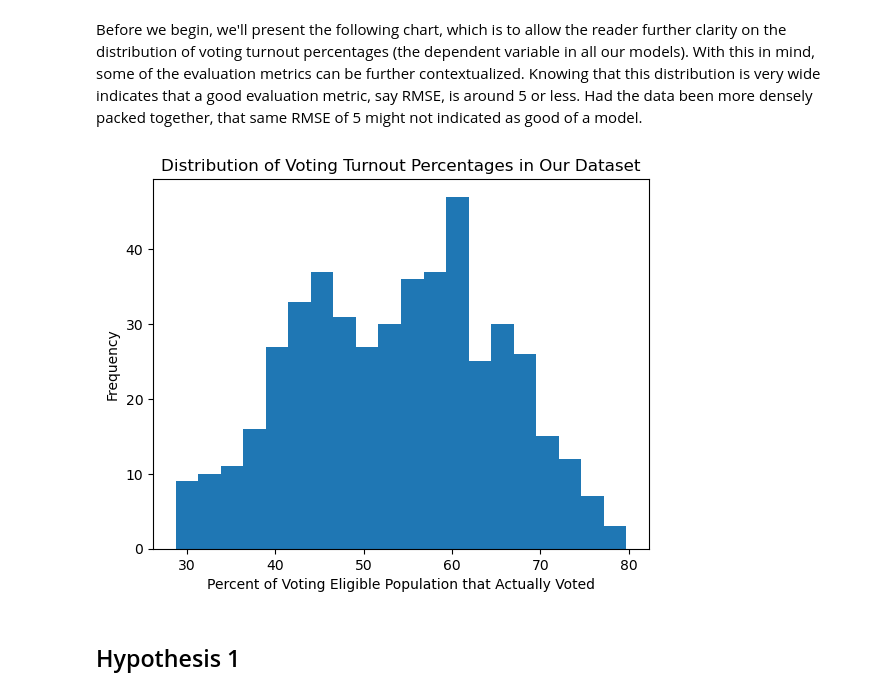
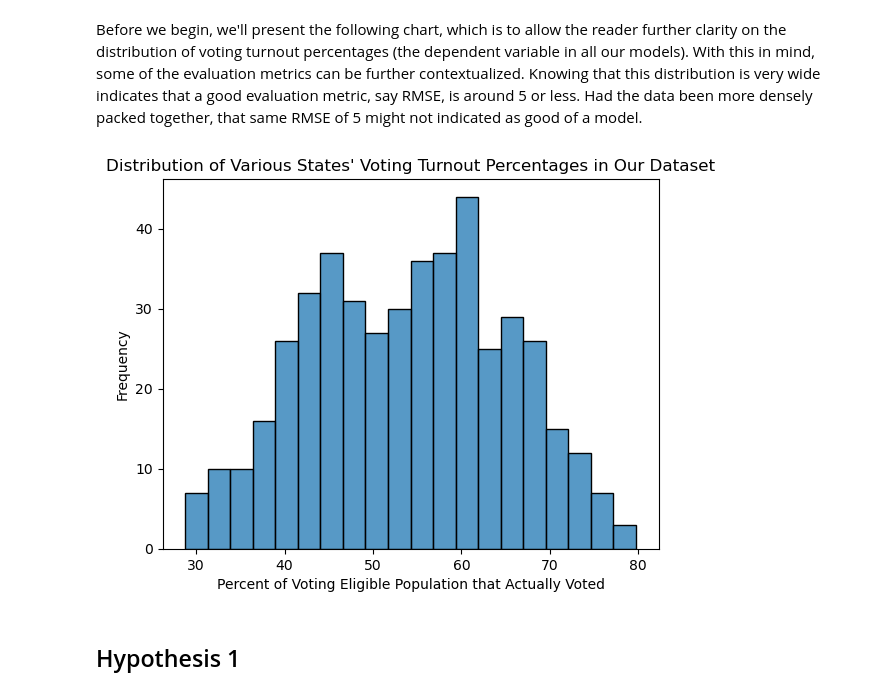
Before and after one commit to nikhilc52/info2950, a Jupyter notebook: ElectionDemographicsPhaseIV.ipynb, the cells around one changed output. Saved outputs shown, nothing was run; the diff lists cells and outputs as text; code cells hidden in the pictures.

```diff
--- a/ElectionDemographicsPhaseIV.ipynb
+++ b/ElectionDemographicsPhaseIV.ipynb
@@ -120,15 +121,17 @@ from sklearn.metrics import root_mean_squared_error, mean_absolute_error
 # %% [markdown]
 Before we begin, we'll present the following chart, which is to allow the reader further clarity on the distribution of voting turnout percentages (the dependent variable in all our models). With this in mind, some of the evaluation metrics can be further contextualized. Knowing that this distribution is very wide indicates that a good evaluation metric, say RMSE, is around 5 or less. Had the data been more densely packed together, that same RMSE of 5 might not indicated as good of a model.
 # %%
+#read in the data
 demographics = pd.read_csv('data/election_demographics_final.csv', index_col=False)
 
-plt.hist(demographics['PercentVotingEligibleVotes'], bins=20)
-plt.title('Distribution of Voting Turnout Percentages in Our Dataset')
+#histogram plot
+sns.histplot(demographics['PercentVotingEligibleVotes'], bins=20)
+plt.title('Distribution of Various States\' Voting Turnout Percentages in Our Dataset')
 plt.ylabel('Frequency')
 plt.xlabel('Percent of Voting Eligible Population that Actually Voted')
 plt.show()
 # %% [output]
-[figure, old version]
+[figure, new version]
 # %% [markdown]
 ## Hypothesis 1
 # %% [markdown]
```
Also changed, not shown: parts of 30 cells of this notebook.
